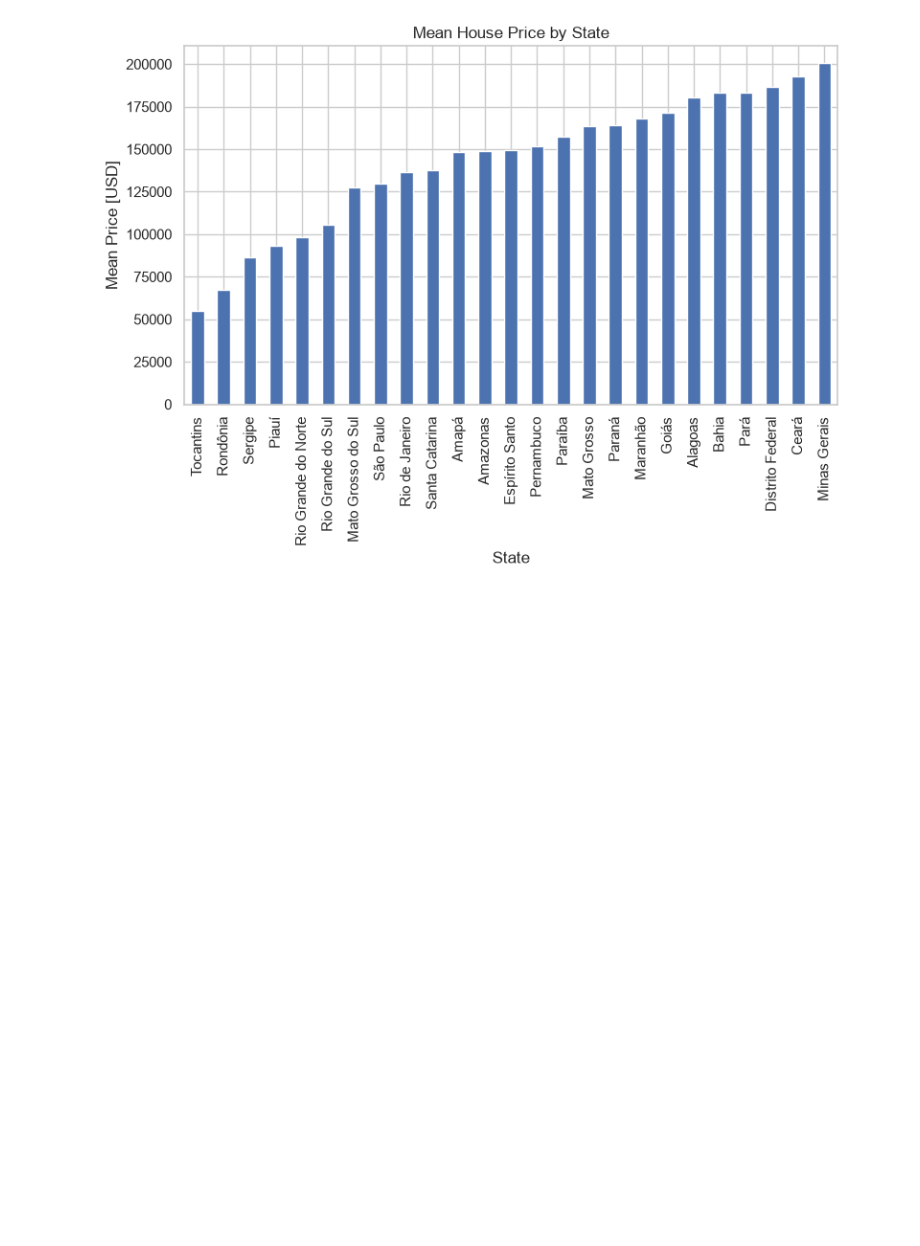
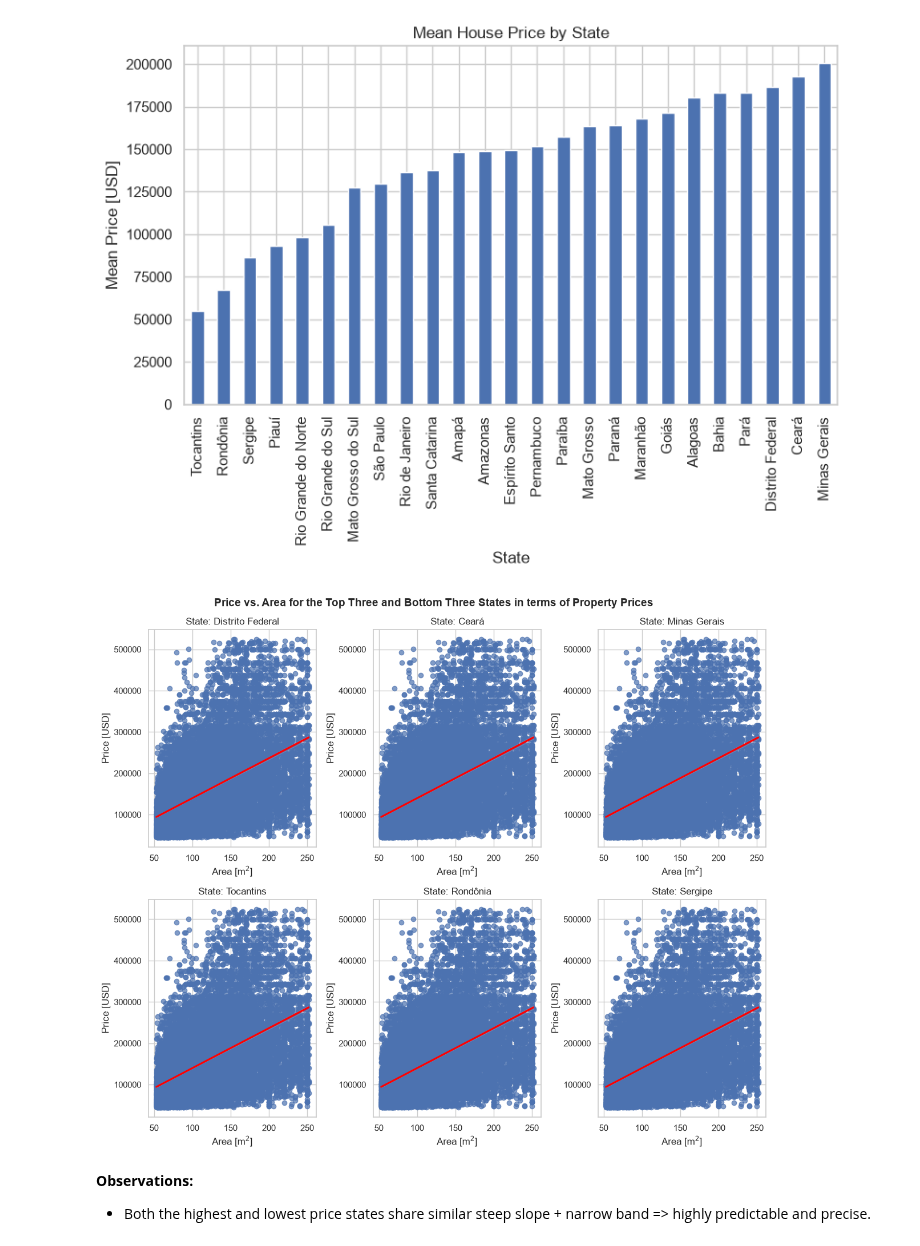
Before and after one commit to rounak173/Brazil-Real-Estate-EDA, a Jupyter notebook: eda_brazil_real_estate.ipynb, the cells around one changed output. Saved outputs shown, nothing was run; the diff lists cells and outputs as text; code cells hidden in the pictures; blank space fills up the shorter version.

Commit message:
Plot price vs. area for the top three and bottom three states in terms property price

```diff
--- a/eda_brazil_real_estate.ipynb
+++ b/eda_brazil_real_estate.ipynb
@@ -594,3 +594,40 @@ plt.tight_layout()
 plt.show()
 # %% [output]
 [figure]
+# %%
+# ==== Create small multiples for the three top and three bottom states with highest and lowest average price of properties respectively =====
+# Create the figure and axes
+fig, ax = plt.subplots(2, 3, figsize=(12, 10))
+
+# Get the 3 lowest and 3 highest states explicitly
+states = list(mean_price_by_state.tail(3).index) + list(mean_price_by_state.head(3).index)
+
+# Loop through the states and axes simulataneously
+for state, axis in zip(states, ax.flatten()):
+    state_data = df[df["state"] == state]
+
+    sns.regplot(
+        data=df,
+        x="area_m2",
+        y="price_usd",
+        line_kws={"color":"red"},
+        scatter_kws={"alpha":0.7},
+        ax=axis
+    )
+
+    # Set the title names for each plot
+    axis.set_title(f"State: {state}")
+    axis.set_xlabel(r"Area [m$^2$]")
+    axis.set_ylabel("Price [USD]")
+
+# Set the title of the entire figure
+fig.suptitle("Price vs. Area for the Top Three and Bottom Three States in terms of Property Prices", fontweight="bold", fontsize=14)
+
+# Show the plot
+plt.tight_layout()
+plt.show()
+# %% [output]
+[figure, added]
+# %% [markdown]
+**Observations:**
+* Both the highest and lowest price states share similar steep slope + narrow band => highly predictable and precise.
```
